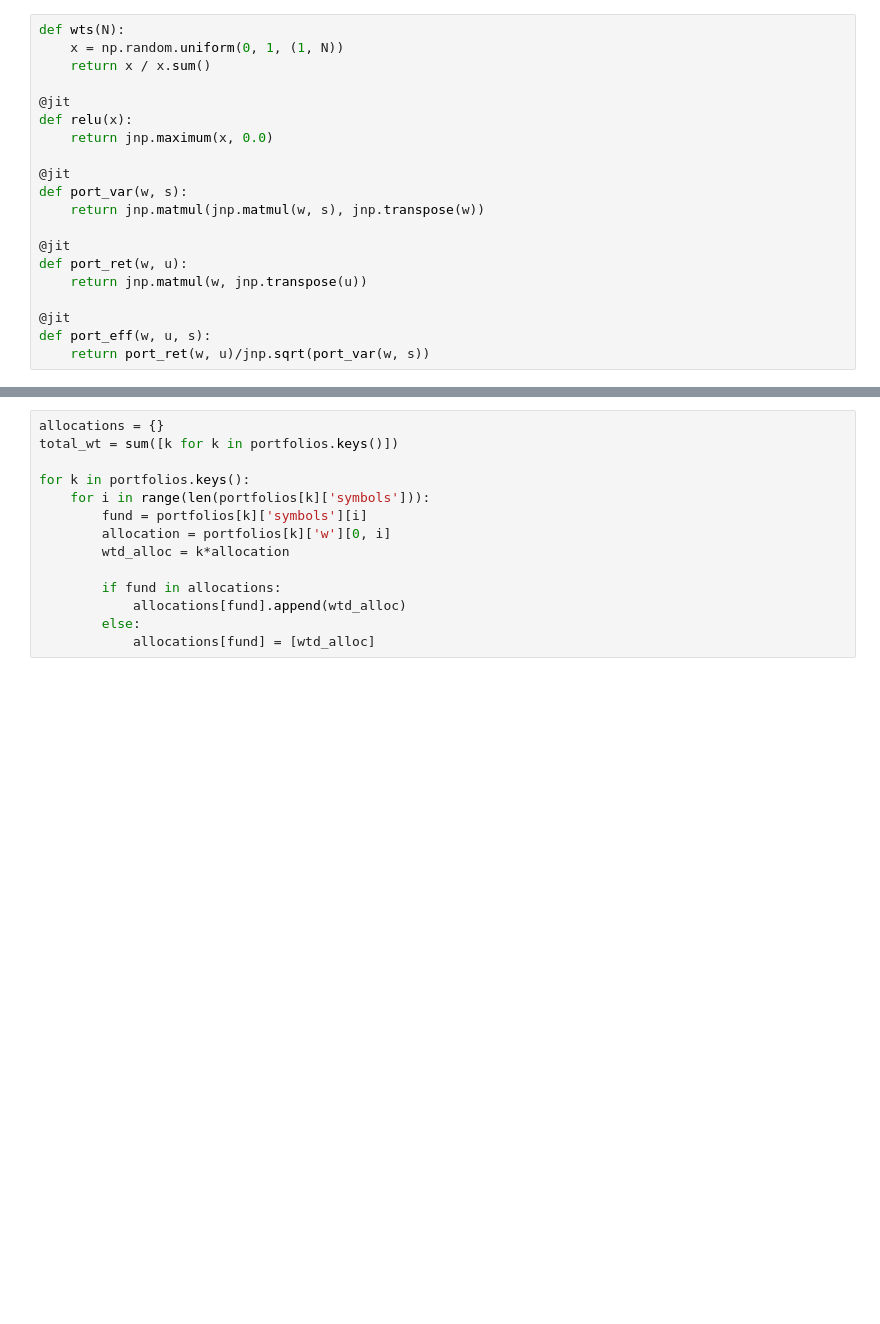
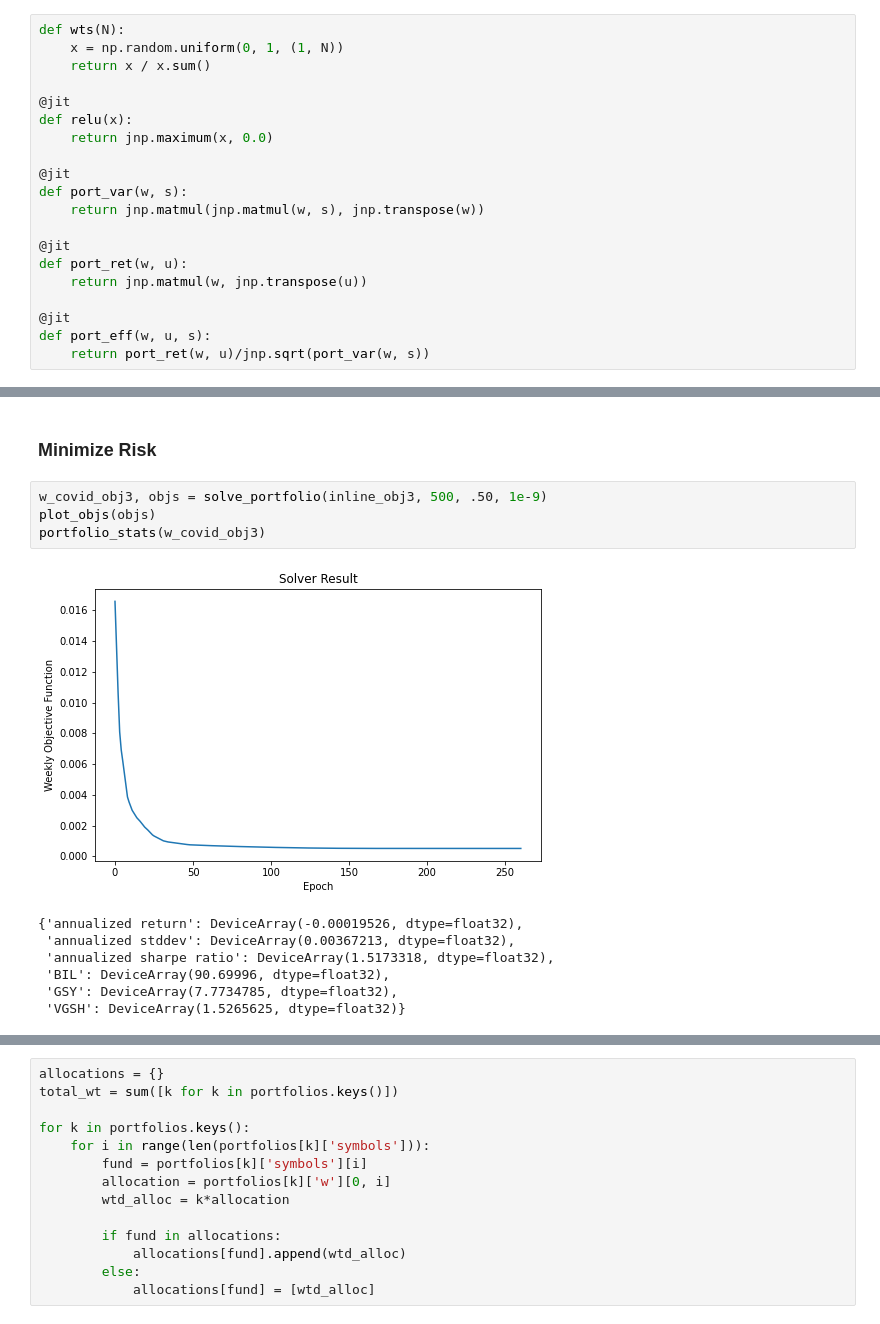
Before and after one commit to Matthew-Amos/Portfolio-Optimization, a Jupyter notebook: January_2021.ipynb, the cells around one changed output, grey strips where cells are left out. Drawn from its saved outputs; the diff is of its cells as text; blank space fills up the shorter version.

```diff
--- a/January_2021.ipynb
+++ b/January_2021.ipynb
@@ -390,0 +421,14 @@ plt.show()
+# %% [markdown]
+### Minimize Risk
+# %%
+w_covid_obj3, objs = solve_portfolio(inline_obj3, 500, .50, 1e-9)
+plot_objs(objs)
+portfolio_stats(w_covid_obj3)
+# %% [output]
+[figure, added]
+{'annualized return': DeviceArray(-0.00019526, dtype=float32),
+ 'annualized stddev': DeviceArray(0.00367213, dtype=float32),
+ 'annualized sharpe ratio': DeviceArray(1.5173318, dtype=float32),
+ 'BIL': DeviceArray(90.69996, dtype=float32),
+ 'GSY': DeviceArray(7.7734785, dtype=float32),
+ 'VGSH': DeviceArray(1.5265625, dtype=float32)}
```
Also changed, not shown: parts of 45 cells of this notebook.
